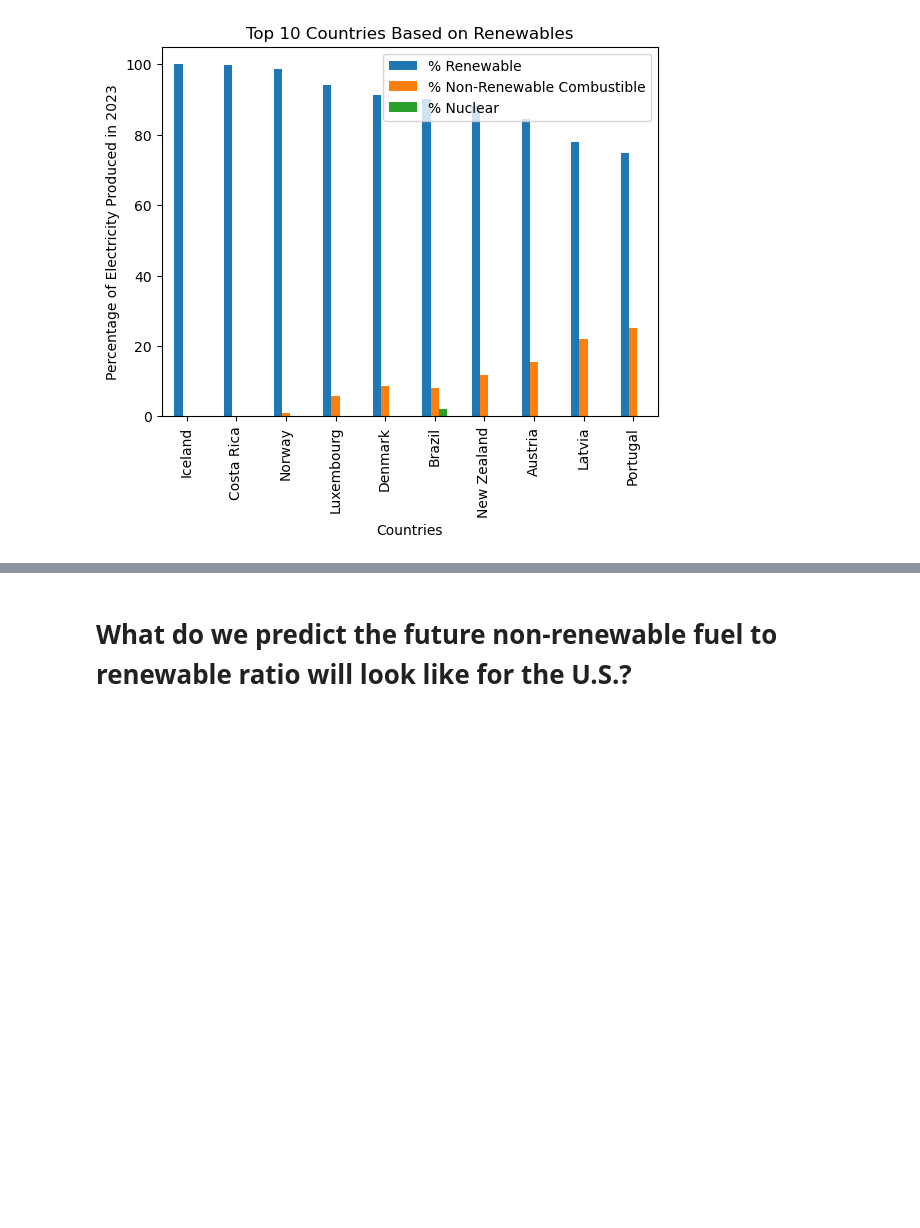
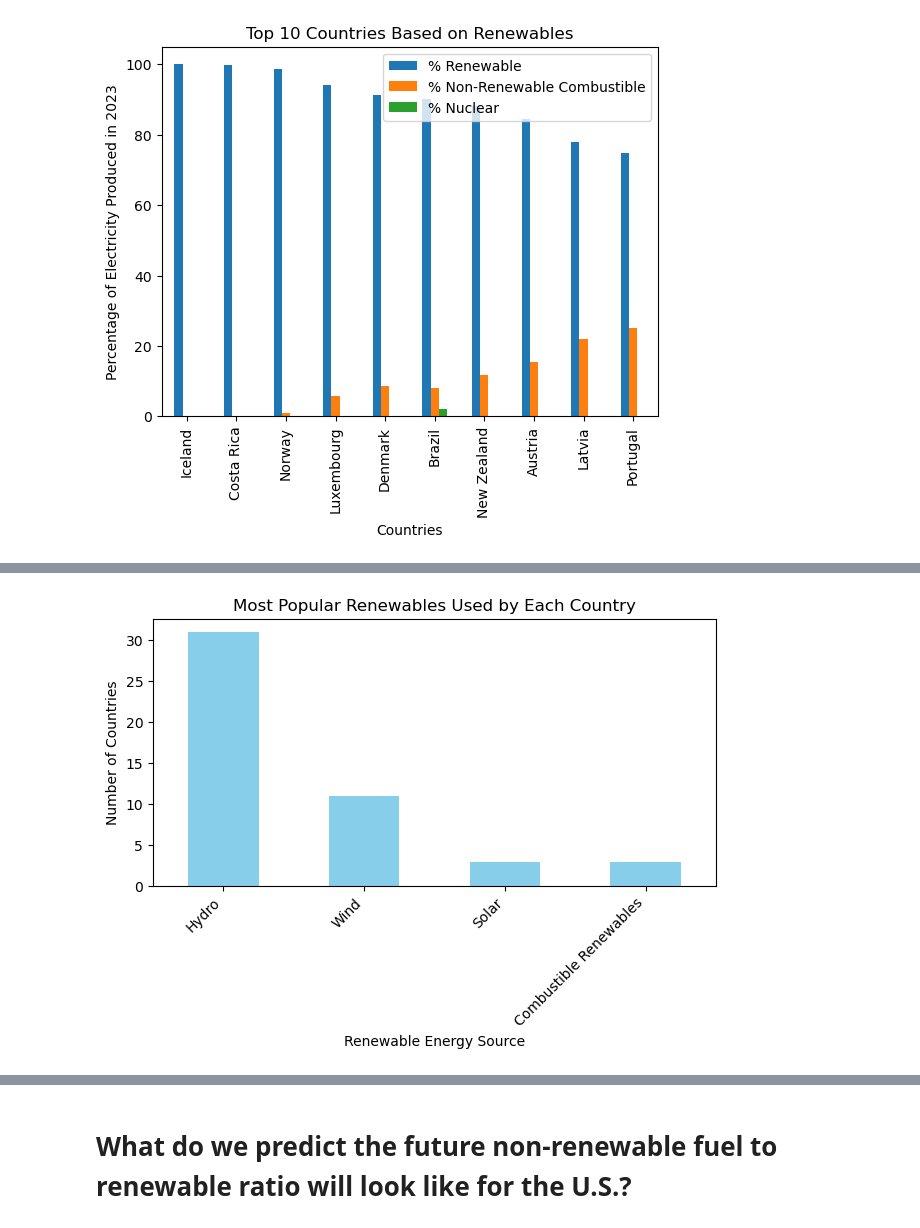
Before and after one commit to bburwinkel0721/Electric-Production, a Jupyter notebook: electricity_anaylsis.ipynb, the cells around one changed output, grey strips where cells are left out. Cells and saved outputs as stored; diff of their text form; code cells hidden in the pictures; blank space fills up the shorter version.

```diff
--- a/electricity_anaylsis.ipynb
+++ b/electricity_anaylsis.ipynb
@@ -393,0 +427,15 @@ monthly_averages_2023
+# %%
+# Define mappings for renewable energy sources
+renewables = ['Combustible Renewables', 'Hydro', 'Wind', 'Solar', 'Geothermal', 'Other Renewables']
+
+# Filter DataFrame to include only rows corresponding to renewables
+renewables_df = original_df[original_df['product'].isin(renewables)]
+
+# Group data by country and renewable energy source, and calculate the sum of values for each group
+renewables_sum_by_country = renewables_df.groupby(['country_name', 'product'])['value'].sum()
+
+# Find the renewable energy source with the highest contribution for each country
+most_popular_renewables_by_country = renewables_sum_by_country.groupby(level=0).idxmax().apply(lambda x: x[1])
+
+print("Most popular renewables used by each country:")
+most_popular_renewables_by_country
@@ -393,0 +461,18 @@ monthly_averages_2023
+# %%
+# Plot the bar graph
+most_popular_renewables_by_country.value_counts().plot(kind='bar', color='skyblue')
+
+# Add labels
+plt.title('Most Popular Renewables Used by Each Country')
+plt.xlabel('Renewable Energy Source')
+plt.ylabel('Number of Countries')
+plt.xticks(rotation=45, ha='right')
+plt.tight_layout()
+
+# Save as PNG file
+plt.savefig('./output_data/most_pop_renews.png')
+
+# Show plot
+plt.show()
+# %% [output]
+[figure, added]
```
Also changed, not shown: parts of 13 cells of this notebook, 3 other files.
